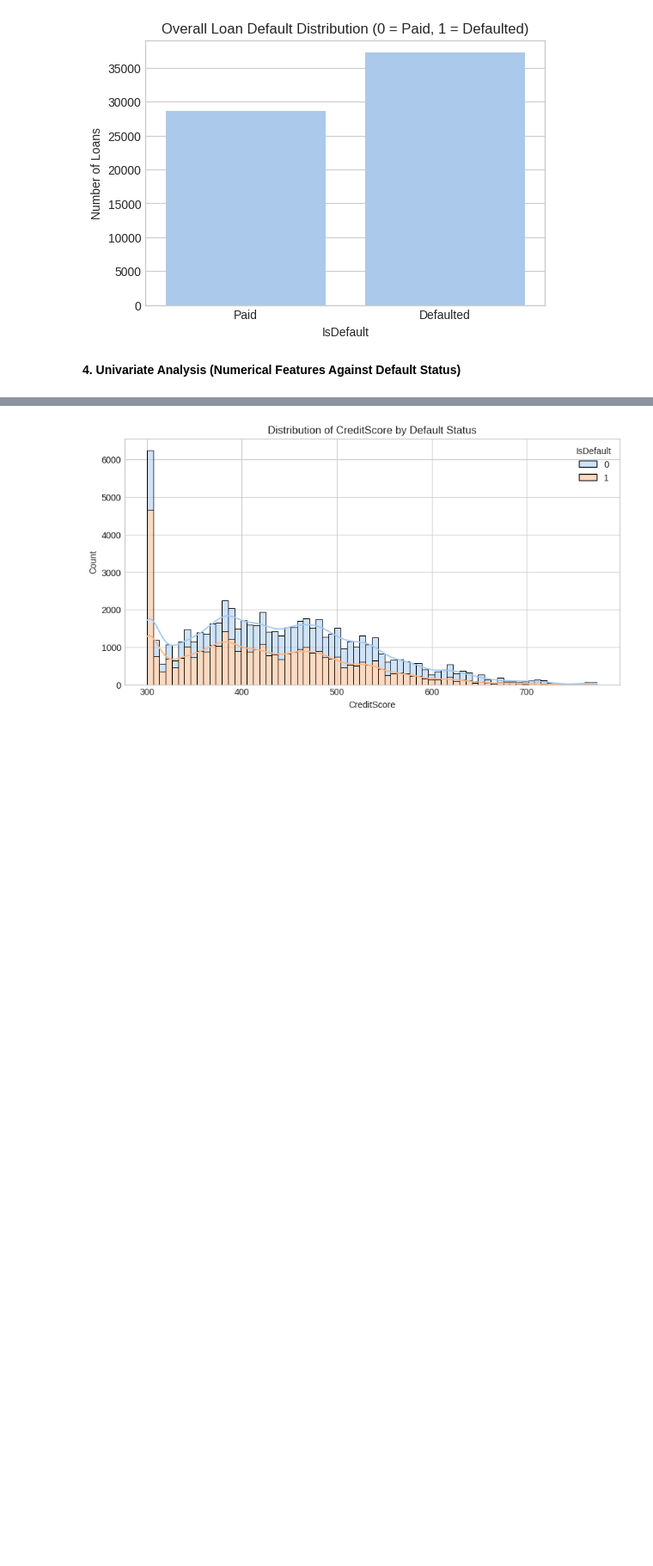
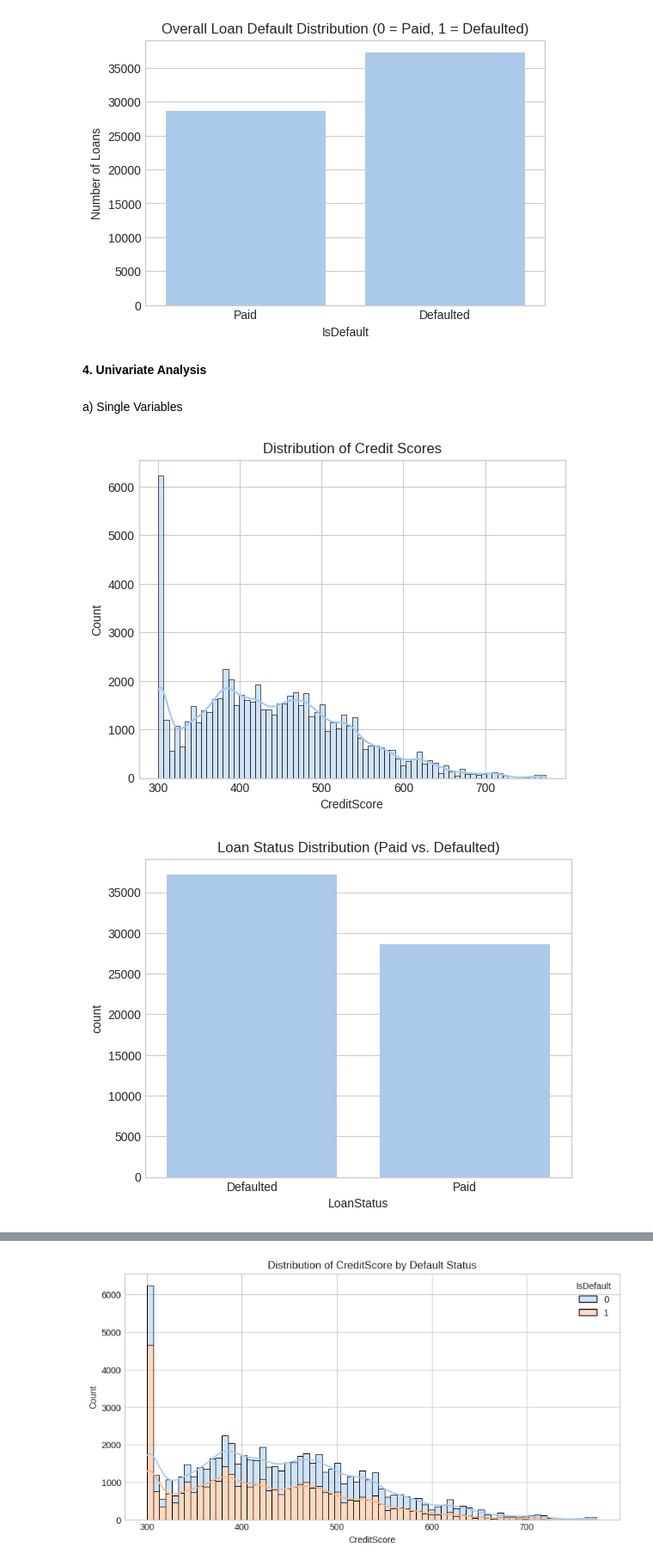
Before and after one commit to Cliffe16/Credit-Risk-Analysis, a Jupyter notebook: notebooks/02_Exploratory_Data_Analysis.ipynb, the cells around one changed output, grey strips where cells are left out. Shown at 86% size. Drawn from its saved outputs; the diff is of its cells as text; code cells hidden in the pictures; blank space fills up the shorter version.

Commit message:
Feat: Added visualiztaions with more detail

```diff
--- a/notebooks/02_Exploratory_Data_Analysis.ipynb
+++ b/notebooks/02_Exploratory_Data_Analysis.ipynb
@@ -39,4 +39,19 @@ if df_processed is not None:
 Overall Default Rate: 56.55%
 [figure]
 # %% [markdown]
-**4. Univariate Analysis (Numerical Features Against Default Status)**
+**4. Univariate Analysis**
+# %% [markdown]
+a) Single Variables
+# %%
+# Distribution of Credit Score
+sns.histplot(df_processed['CreditScore'], kde=True)
+plt.title('Distribution of Credit Scores')
+plt.show()
+
+# Count of Loan Status
+sns.countplot(x='LoanStatus', data=df_processed)
+plt.title('Loan Status Distribution (Paid vs. Defaulted)')
+plt.show()
+# %% [output]
+[figure, added]
+[figure, added]
```
Also changed, not shown: parts of 10 cells of this notebook.
